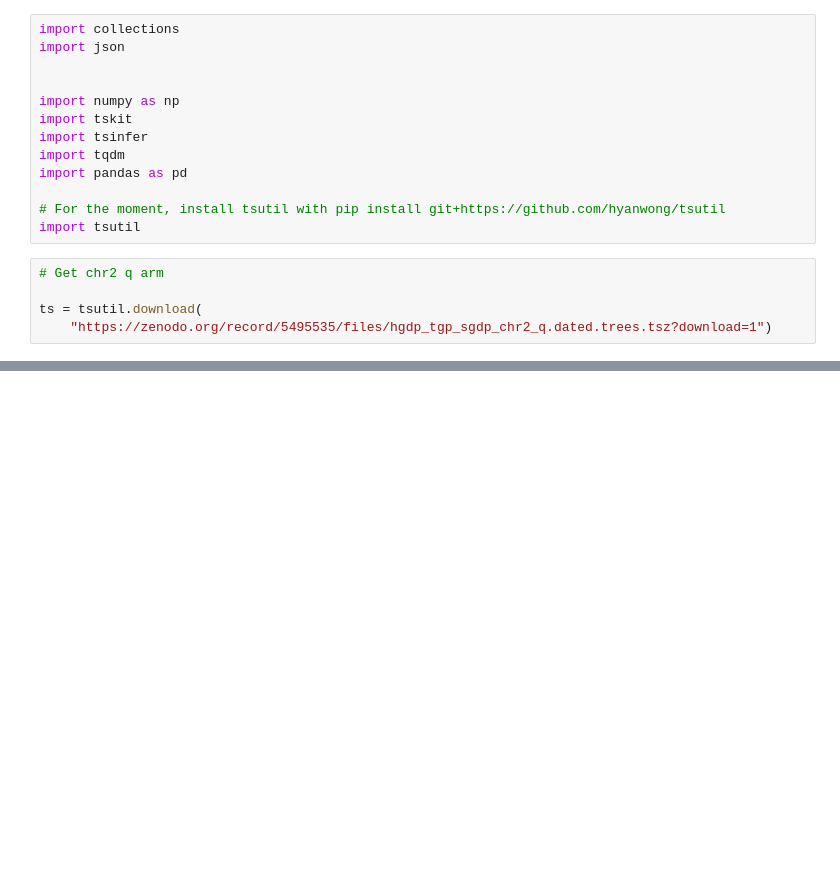
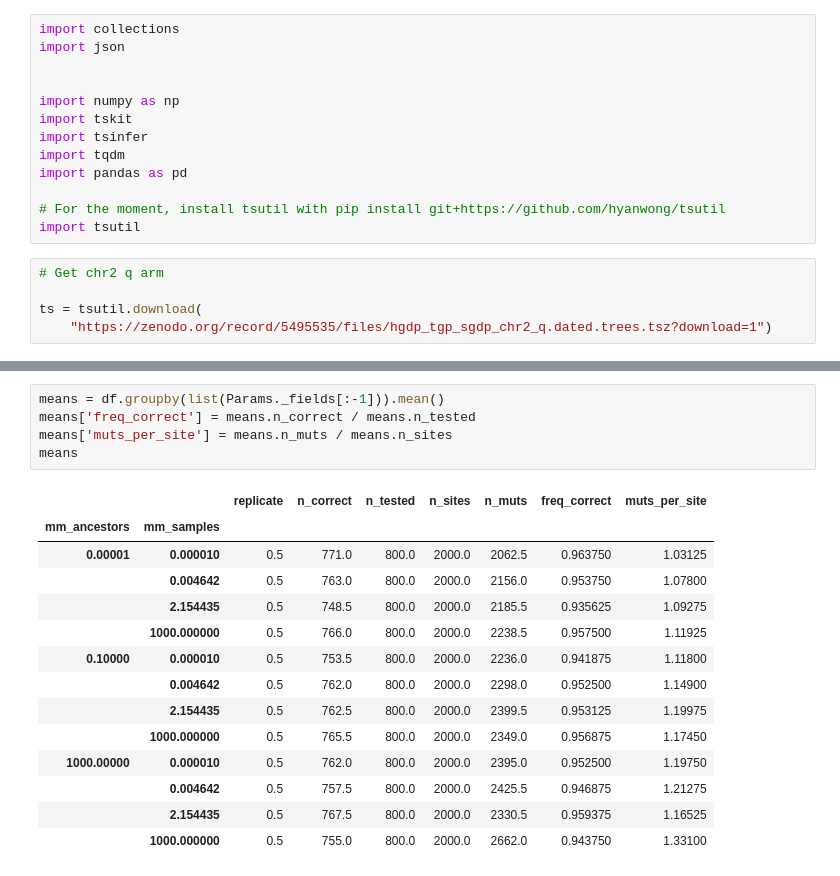
Before and after one commit to hyanwong/100kG-testing, a Jupyter notebook: notebooks/MismatchTesting.ipynb, the cells around one changed output, grey strips where cells are left out. Saved outputs shown, nothing was run; the diff lists cells and outputs as text; blank space fills up the shorter version.

```diff
--- a/notebooks/MismatchTesting.ipynb
+++ b/notebooks/MismatchTesting.ipynb
@@ -81,3 +106,23 @@ with tqdm.tqdm(total=len(mismatch_params)*len(mismatch_params)*num_replicates) a
+# %%
+means = df.groupby(list(Params._fields[:-1])).mean()
+means['freq_correct'] = means.n_correct / means.n_tested
+means['muts_per_site'] = means.n_muts / means.n_sites
+means
+# %% [output]
+|  |  | replicate | n_correct | n_tested | n_sites | n_muts | freq_correct | muts_per_site |
+| mm_ancestors | mm_samples |  |  |  |  |  |  |  |
+| 0.00001 | 0.000010 | 0.5 | 771.0 | 800.0 | 2000.0 | 2062.5 | 0.963750 | 1.03125 |
+|  | 0.004642 | 0.5 | 763.0 | 800.0 | 2000.0 | 2156.0 | 0.953750 | 1.07800 |
+|  | 2.154435 | 0.5 | 748.5 | 800.0 | 2000.0 | 2185.5 | 0.935625 | 1.09275 |
+|  | 1000.000000 | 0.5 | 766.0 | 800.0 | 2000.0 | 2238.5 | 0.957500 | 1.11925 |
+| 0.10000 | 0.000010 | 0.5 | 753.5 | 800.0 | 2000.0 | 2236.0 | 0.941875 | 1.11800 |
+|  | 0.004642 | 0.5 | 762.0 | 800.0 | 2000.0 | 2298.0 | 0.952500 | 1.14900 |
+|  | 2.154435 | 0.5 | 762.5 | 800.0 | 2000.0 | 2399.5 | 0.953125 | 1.19975 |
+|  | 1000.000000 | 0.5 | 765.5 | 800.0 | 2000.0 | 2349.0 | 0.956875 | 1.17450 |
+| 1000.00000 | 0.000010 | 0.5 | 762.0 | 800.0 | 2000.0 | 2395.0 | 0.952500 | 1.19750 |
+|  | 0.004642 | 0.5 | 757.5 | 800.0 | 2000.0 | 2425.5 | 0.946875 | 1.21275 |
+|  | 2.154435 | 0.5 | 767.5 | 800.0 | 2000.0 | 2330.5 | 0.959375 | 1.16525 |
+|  | 1000.000000 | 0.5 | 755.0 | 800.0 | 2000.0 | 2662.0 | 0.943750 | 1.33100 |
 # %%
 from matplotlib import pyplot as plt
 
```
Also changed, not shown: parts of 4 cells of this notebook.
